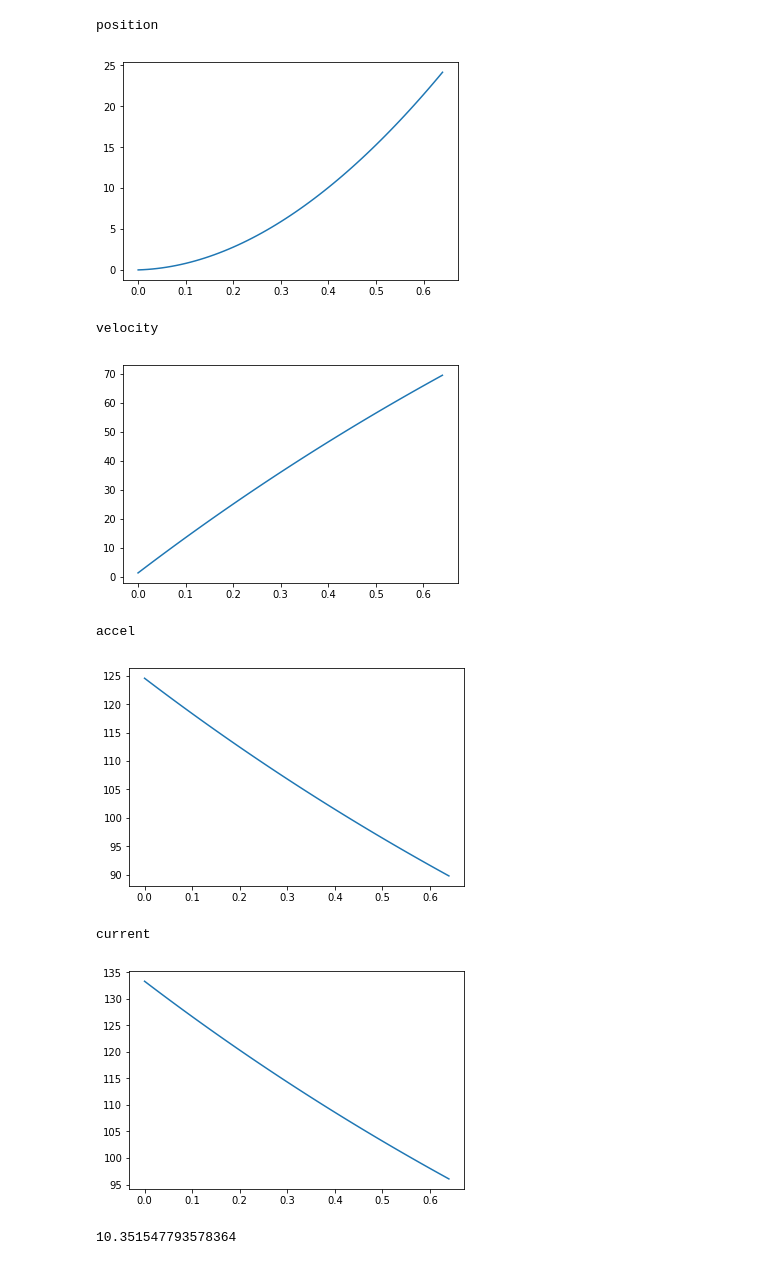
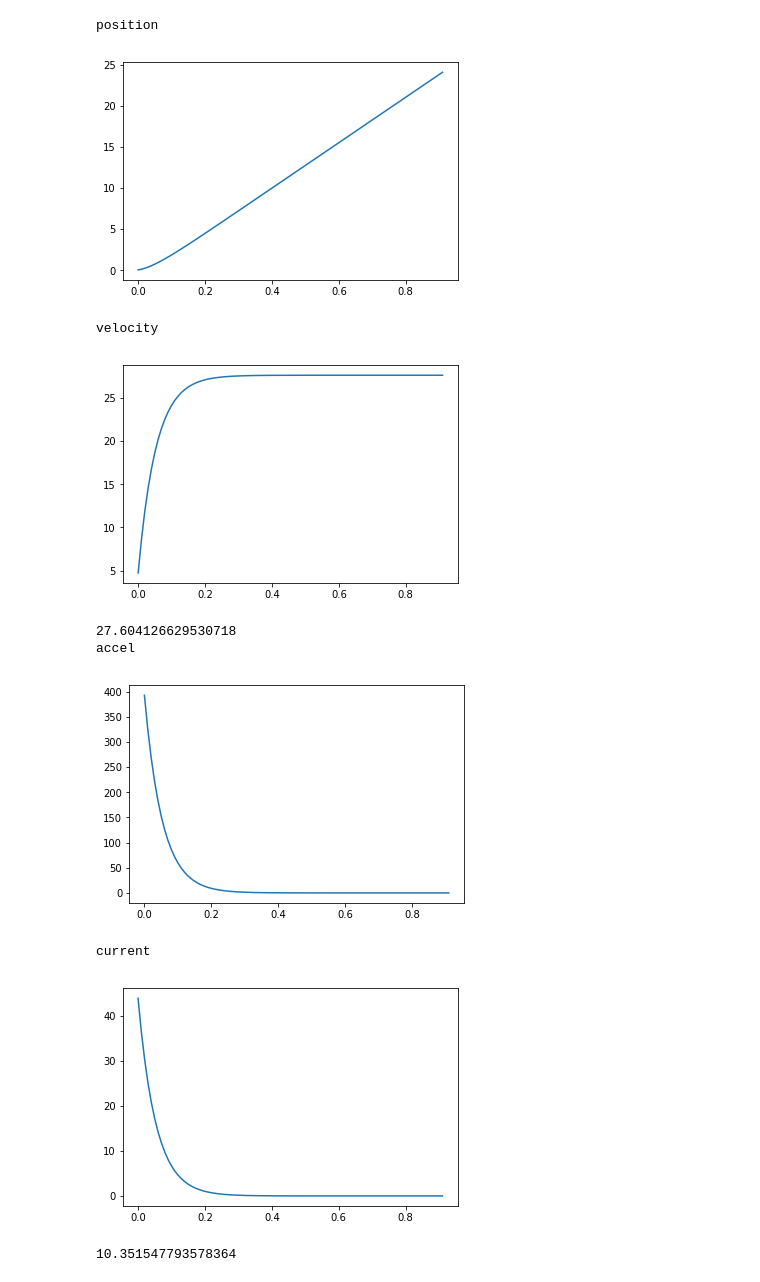
Before and after one commit to frc3223/robot2019, a Jupyter notebook: simulation/stilt_drive.ipynb, the cells around one changed output. Cells and saved outputs as stored; diff of their text form; code cells hidden in the pictures.

```diff
--- a/simulation/stilt_drive.ipynb
+++ b/simulation/stilt_drive.ipynb
@@ -16,9 +16,9 @@ stall_current=12,
 free_speed=rpm_to_radps(24))
 
 voltage = 12
-wheel_radius = inch_to_meter(1.25)
+wheel_radius = inch_to_meter(1)
 mass = lbs_to_kg(155)
-ms = motors.MotorSystem(motor=motors._775pro, gearing_ratio=10, motor_count=1)
+ms = motors.MotorSystem(motor=motors.bag, gearing_ratio=50, motor_count=1)
 
 
 
@@ -47,37 +47,39 @@ i_s   = []
 
 while x < inch_to_meter(24) and t < 10:
     v += a * dt
     x += v * dt
     a = calc_accel(v / wheel_radius, voltage)
     i = calc_current(v / wheel_radius, voltage)
     i_s.append(i)
     ts.append(t)
     vs.append(v)
     a_s.append(a)
     xs.append(x)
     t += dt
 
 print("position")
 plt.plot(ts, [meter_to_inch(x) for x in xs])
 plt.show()
 print('velocity')
 plt.plot(ts, [meter_to_inch(v) for v in vs])
 plt.show()
+print(meter_to_inch(vs[-1]))
 print("accel")
 plt.plot(ts, [meter_to_inch(a) for a in a_s])
 plt.show()
 print("current")
 plt.plot(ts, i_s)
 plt.show()
 # %% [output]
 position
-[figure, old version]
+[figure, new version]
 velocity
-[figure, old version]
+[figure, new version]
+27.604126629530718
 accel
-[figure, old version]
+[figure, new version]
 current
-[figure, old version]
+[figure, new version]
 # %%
 meter_to_inch(motors.bag.free_speed / 100 * wheel_radius)
 # %% [output]
```
Also changed, not shown: 2 other files.
